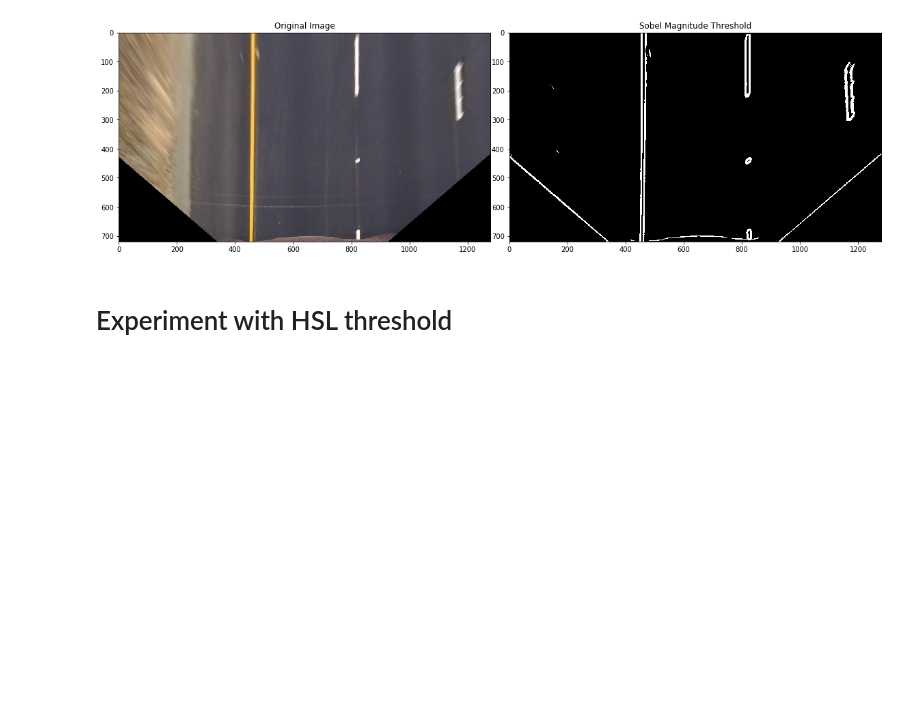
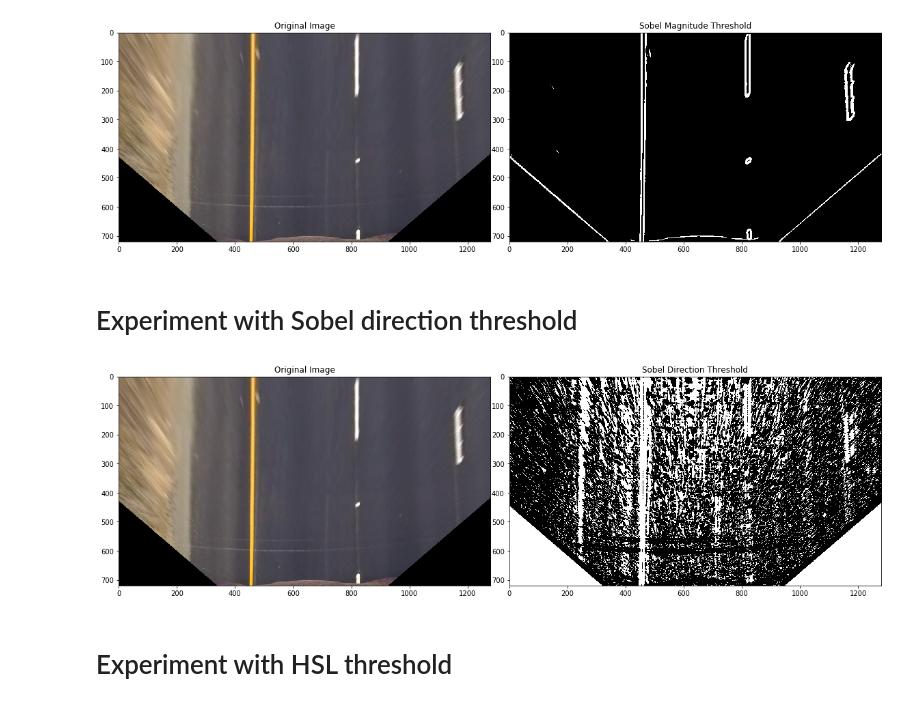
Before and after one commit to anandraja13/CarND-Advanced-LaneLines, a Jupyter notebook: Lane Segmentation Pipeline.ipynb, the cells around one changed output. Drawn from its saved outputs; the diff is of its cells as text; code cells hidden in the pictures; blank space fills up the shorter version.

Commit message:
add gradient direction

```diff
--- a/Lane Segmentation Pipeline.ipynb
+++ b/Lane Segmentation Pipeline.ipynb
@@ -67,5 +65,21 @@ interact(update_sobel_mag, kernel_size=(1,31,2),
 # %% [output]
 [figure]
+# %% [markdown]
+# Experiment with Sobel direction threshold
+# %%
+def update_sobel_dir(kernel_size, min_thresh, max_thresh):
+    sobel_dir = seg.dir_threshold(ipm_img, kernel_size, (min_thresh, max_thresh))
+
+    f, (ax1, ax2) = plt.subplots(1, 2, figsize=(20,10))
+    f.subplots_adjust(hspace=.2, wspace=.05)
+    ax1.imshow(cv2.cvtColor(ipm_img, cv2.COLOR_BGR2RGB))
+    ax1.set_title('Original Image')
+    ax2.imshow(sobel_dir, cmap='gray')
+    ax2.set_title('Sobel Direction Threshold')
+
+interact(update_sobel_dir, kernel_size=(1,31,2),min_thresh=(0, np.pi/2),max_thresh=(0, np.pi/2))
+# %% [output]
+[figure, added]
 # %% [markdown]
 # Experiment with HSL threshold
 # %%
```
Also changed, not shown: parts of 5 cells of this notebook.
